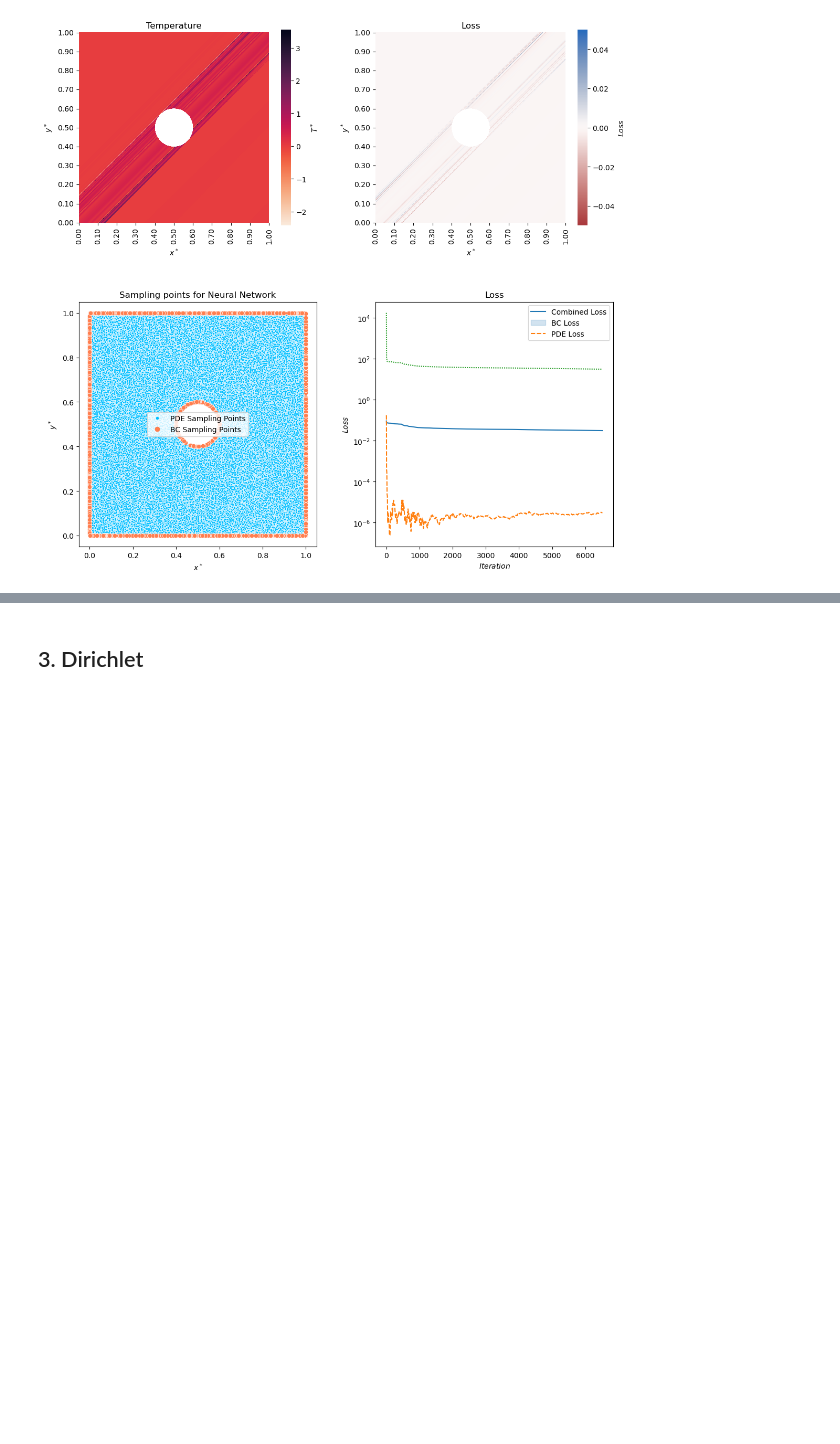
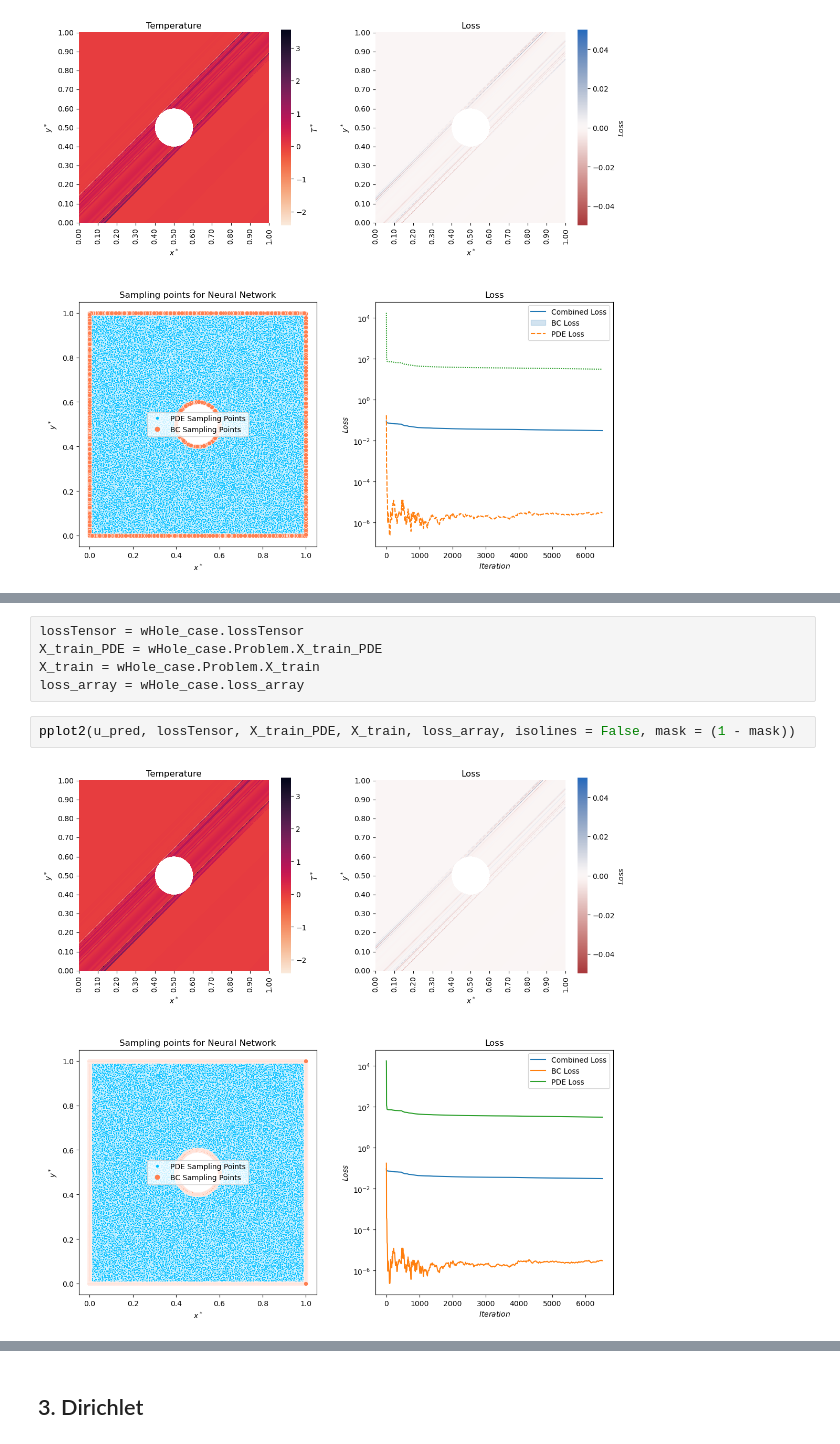
Before and after one commit to ThyCap/TCC, a Jupyter notebook: viz_file.ipynb, the cells around one changed output, grey strips where cells are left out. Drawn from its saved outputs; the diff is of its cells as text; blank space fills up the shorter version.

```diff
--- a/viz_file.ipynb
+++ b/viz_file.ipynb
@@ -351,0 +391,9 @@ wHole_case.plot2(isolines = False)
+# %%
+lossTensor = wHole_case.lossTensor
+X_train_PDE = wHole_case.Problem.X_train_PDE
+X_train = wHole_case.Problem.X_train
+loss_array = wHole_case.loss_array
+# %%
+pplot2(u_pred, lossTensor, X_train_PDE, X_train, loss_array, isolines = False, mask = (1 - mask))
+# %% [output]
+[figure, added]
```
Also changed, not shown: parts of 5 cells of this notebook, 3 other files.
